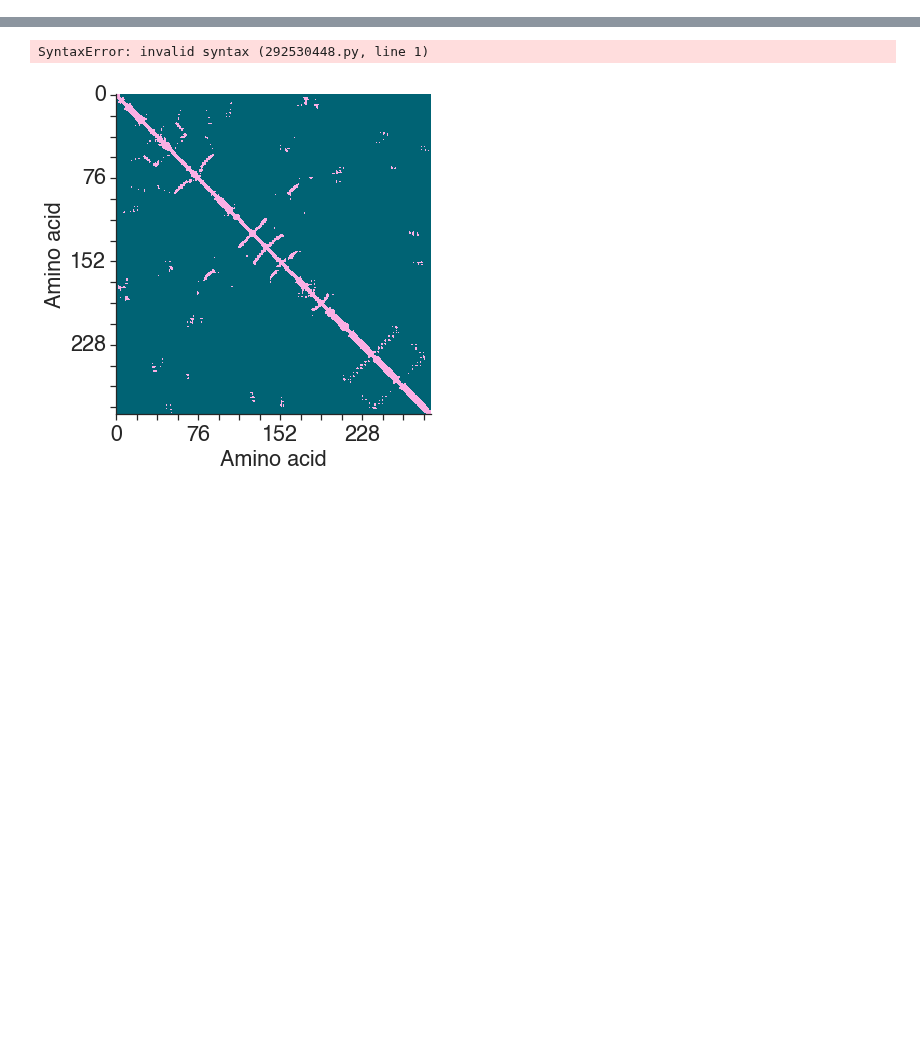
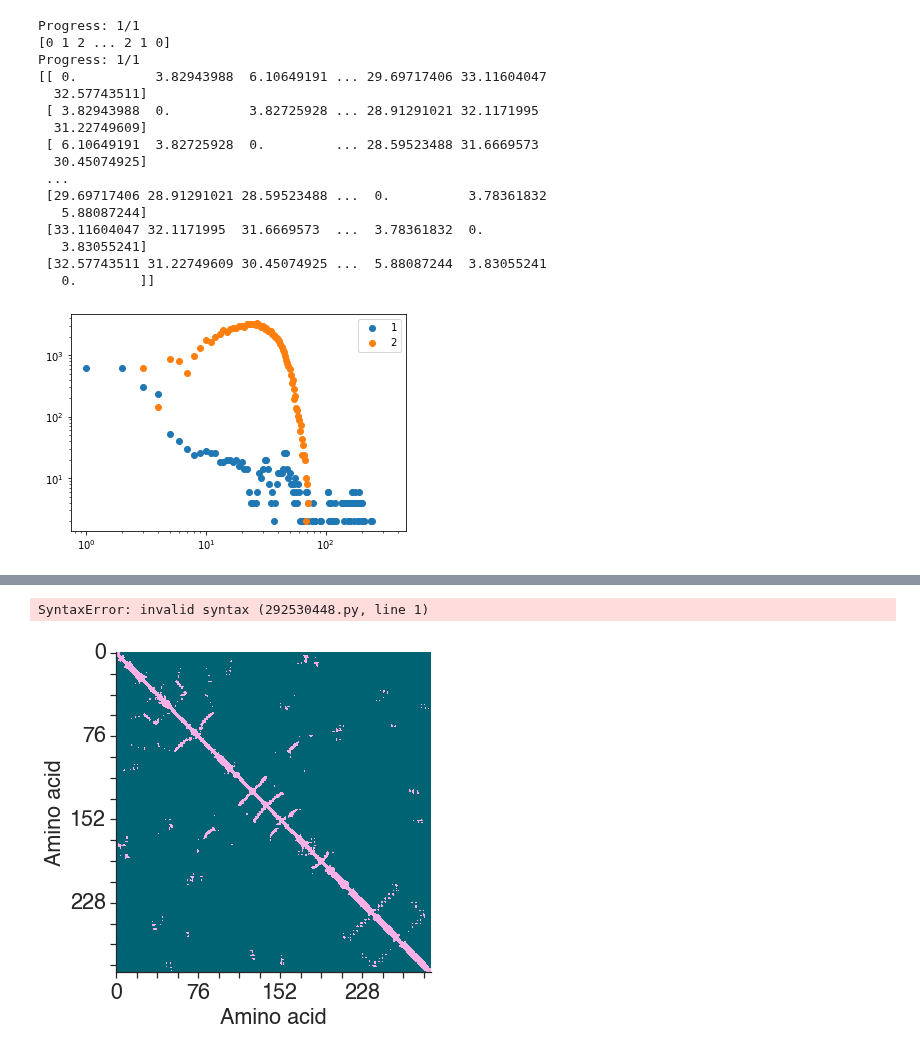
Before and after one commit to meyresearch/amino_acid_distance_distributions, a Jupyter notebook: scripts/playground.ipynb, the cells around one changed output, grey strips where cells are left out. Cells and saved outputs as stored; diff of their text form; code cells hidden in the pictures; blank space fills up the shorter version.

```diff
--- a/scripts/playground.ipynb
+++ b/scripts/playground.ipynb
@@ -7,0 +114,29 @@ import matplotlib.pyplot as plt
+# %%
+histogram_1 = return_distance_histogram1("alpha", "../data/alphafold/unique_secondary_structures_300.csv")
+bins = np.linspace(1, 350, 350)[:-1]
+histogram_2 = return_distance_histogram2("alpha", "../data/alphafold/unique_secondary_structures_300.csv")
+
+
+plt.scatter(bins, histogram_1, label="1")
+plt.scatter(bins, histogram_2, label="2")
+plt.legend()
+plt.xscale("log")
+plt.yscale("log")
+# %% [output]
+Progress: 1/1
+[0 1 2 ... 2 1 0]
+Progress: 1/1
+[[ 0.          3.82943988  6.10649191 ... 29.69717406 33.11604047
+  32.57743511]
+ [ 3.82943988  0.          3.82725928 ... 28.91291021 32.1171995
+  31.22749609]
+ [ 6.10649191  3.82725928  0.         ... 28.59523488 31.6669573
+  30.45074925]
+ ...
+ [29.69717406 28.91291021 28.59523488 ...  0.          3.78361832
+   5.88087244]
+ [33.11604047 32.1171995  31.6669573  ...  3.78361832  0.
+   3.83055241]
+ [32.57743511 31.22749609 30.45074925 ...  5.88087244  3.83055241
+   0.        ]]
+[figure, added]
```
Also changed, not shown: parts of 5 cells of this notebook, 2 other files.
